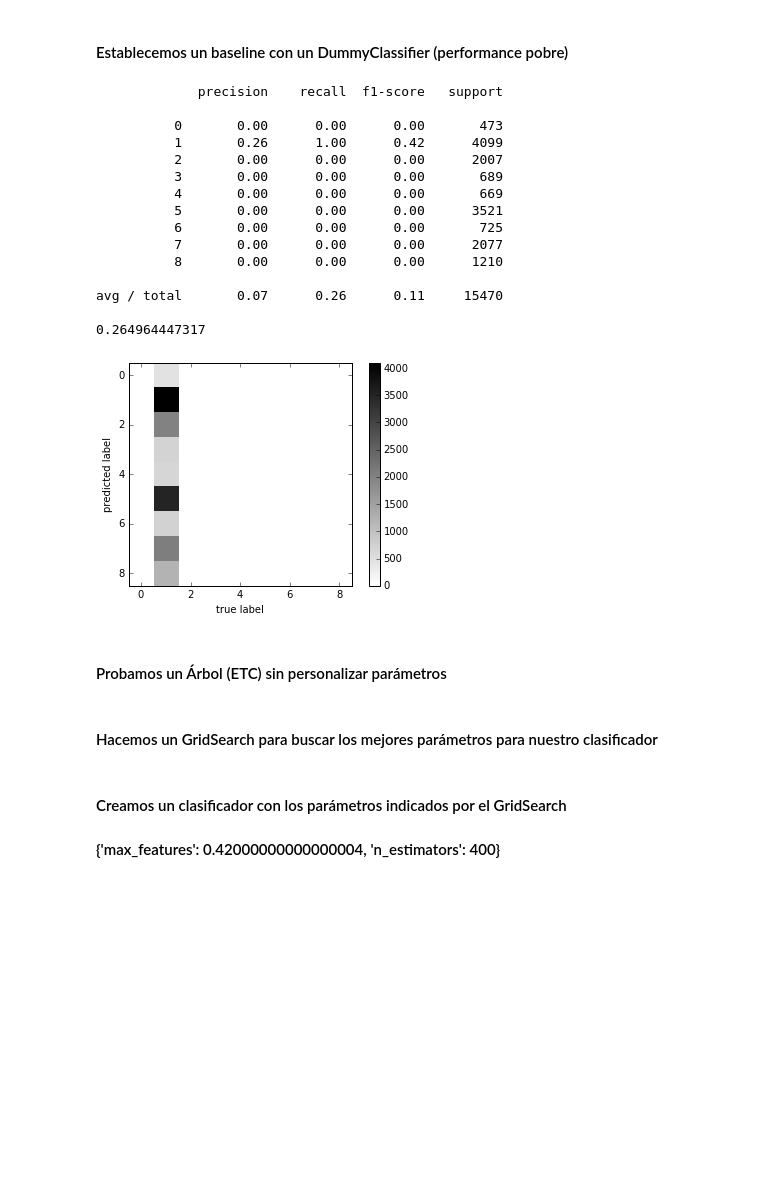
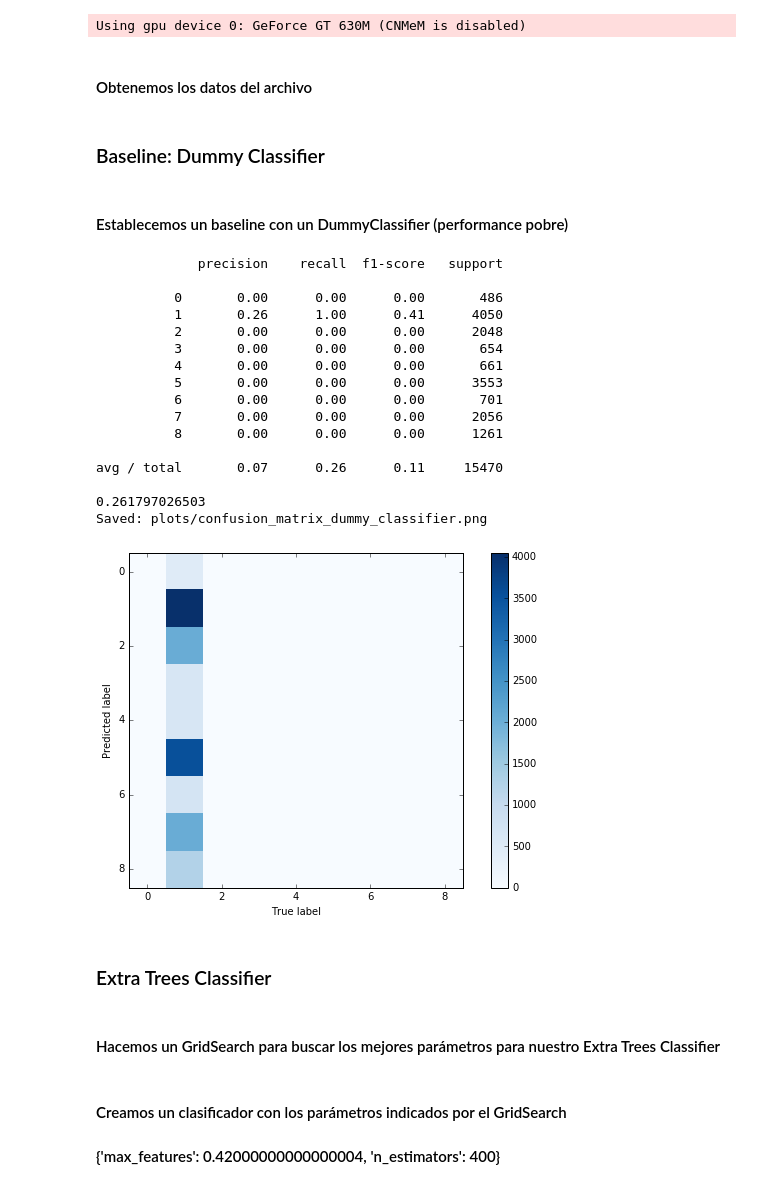
Before and after one commit to Pazitos10/DSS, a Jupyter notebook: tp_final/tp_final.ipynb, the cells around one changed output. Saved outputs shown, nothing was run; the diff lists cells and outputs as text; code cells hidden in the pictures; blank space fills up the shorter version.

```diff
--- a/tp_final/tp_final.ipynb
+++ b/tp_final/tp_final.ipynb
@@ -32,37 +1,65 @@ def get_n_comp_expl_var(variance):
+# %%
+% matplotlib inline
+#Global imports
+from sklearn.grid_search import GridSearchCV
+from sklearn.dummy import DummyClassifier
+from sklearn.preprocessing import label_binarize, MinMaxScaler, StandardScaler
+from sklearn.cross_validation import train_test_split
+from sklearn.metrics import classification_report
+from sklearn.decomposition import RandomizedPCA as PCA
+from utils import get_otto_dataset, plot_decision_area, plot_matrix, \
+                    plot_roc_curve, plot_learning_curve, \
+                    plot_validation_curve, plot_accuracy, plot_loss
+import matplotlib.pyplot as plt
+import numpy as np
+import pandas as pd
+from pylab import rcParams
+rcParams['figure.figsize'] = 10, 6
+
+#ETC imports
+from sklearn.ensemble import ExtraTreesClassifier
+from scipy import interp
+
+#Neural Net imports
+from nolearn.lasagne import NeuralNet
+from nolearn.lasagne import PrintLayerInfo
+from lasagne.layers import *
+from lasagne.updates import nesterov_momentum
+from lasagne.nonlinearities import softmax
+# %% [output]
+Using gpu device 0: GeForce GT 630M (CNMeM is disabled)
+# %% [markdown]
+#### Obtenemos los datos del archivo
 # %%
-df = pd.read_csv('../TP5/data/train.csv')
-
-X = df.ix[:,1:-1].values
-y = df['target']
-
-le = preprocessing.LabelEncoder()
-y_encoded = le.fit_transform(y)
-
-X_train, X_test, y_train, y_test = train_test_split(X, y_encoded, test_size=0.25)
+DATASET_PATH = '../TP5/data/train.csv'
+X, y, n_classes = get_otto_dataset(DATASET_PATH)
+X_train, X_test, y_train, y_test = train_test_split(X, y, test_size=0.25)
+# %% [markdown]
+### Baseline: Dummy Classifier
 # %% [markdown]
 #### Establecemos un baseline con un DummyClassifier (performance pobre)
 # %%
+filename = "dummy_classifier"
 dummy = DummyClassifier(strategy='most_frequent',random_state=0).fit(X_train, y_train)
 y_pred_dummy = dummy.predict(X_test)
 print classification_report(y_test, y_pred_dummy)
 print dummy.score(X_test, y_test)
-plot_matrix(dummy, X_test, y_test)
+plot_matrix(dummy, X_test, y_test, filename)
 # %% [output]
              precision    recall  f1-score   support
 
-          0       0.00      0.00      0.00       473
-          1       0.26      1.00      0.42      4099
-          2       0.00      0.00      0.00      2007
-          3       0.00      0.00      0.00       689
-          4       0.00      0.00      0.00       669
-          5       0.00      0.00      0.00      3521
-          6       0.00      0.00      0.00       725
-          7       0.00      0.00      0.00      2077
-          8       0.00      0.00      0.00      1210
+          0       0.00      0.00      0.00       486
+          1       0.26      1.00      0.41      4050
+          2       0.00      0.00      0.00      2048
+          3       0.00      0.00      0.00       654
+          4       0.00      0.00      0.00       661
+          5       0.00      0.00      0.00      3553
+          6       0.00      0.00      0.00       701
+          7       0.00      0.00      0.00      2056
+          8       0.00      0.00      0.00      1261
 
 avg / total       0.07      0.26      0.11     15470
 
-0.264964447317
+0.261797026503
+Saved: plots/confusion_matrix_dummy_classifier.png
-[figure, old version]
+[figure, new version]
-# %% [markdown]
-#### Probamos un Árbol (ETC) sin personalizar parámetros
@@ -77,5 +66,7 @@ plot_matrix(etc_1, X_test, y_test)
+# %% [markdown]
+### Extra Trees Classifier
 # %% [markdown]
-#### Hacemos un GridSearch para buscar los mejores parámetros para nuestro clasificador
+#### Hacemos un GridSearch para buscar los mejores parámetros para nuestro Extra Trees Classifier
 # %%
 parameters = {'max_features':np.arange(0.02,0.5,0.1), 'n_estimators':[100,400]}
 #clf = ExtraTreesClassifier()
```
Also changed, not shown: parts of 42 cells of this notebook.
